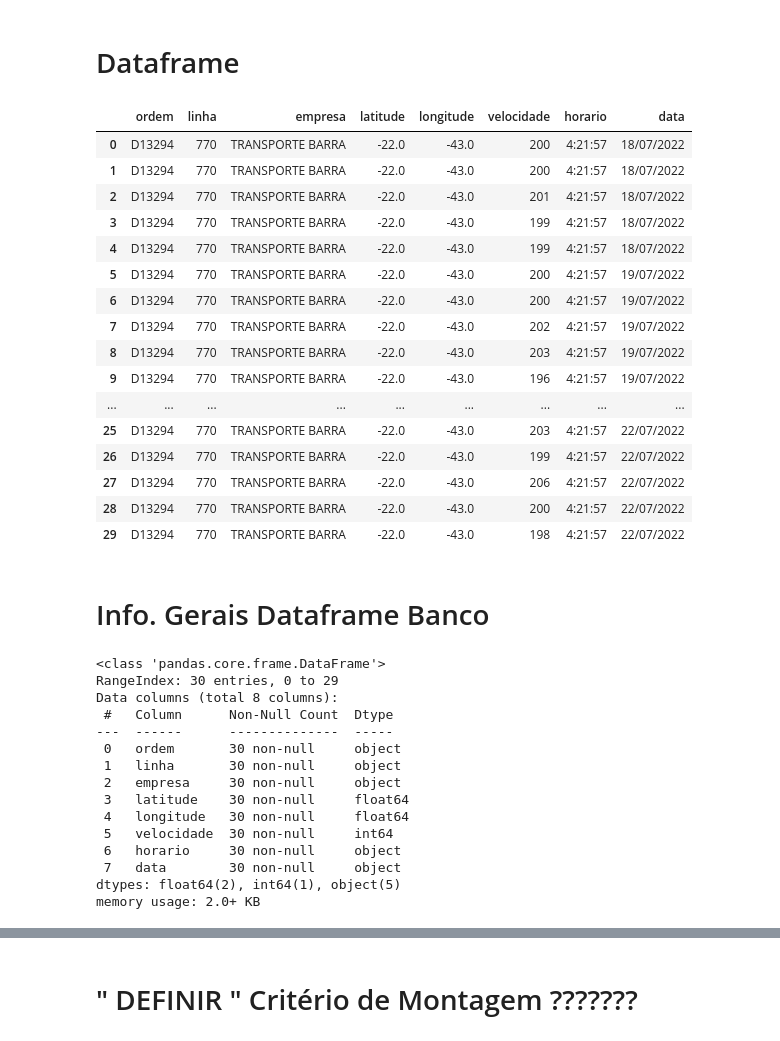
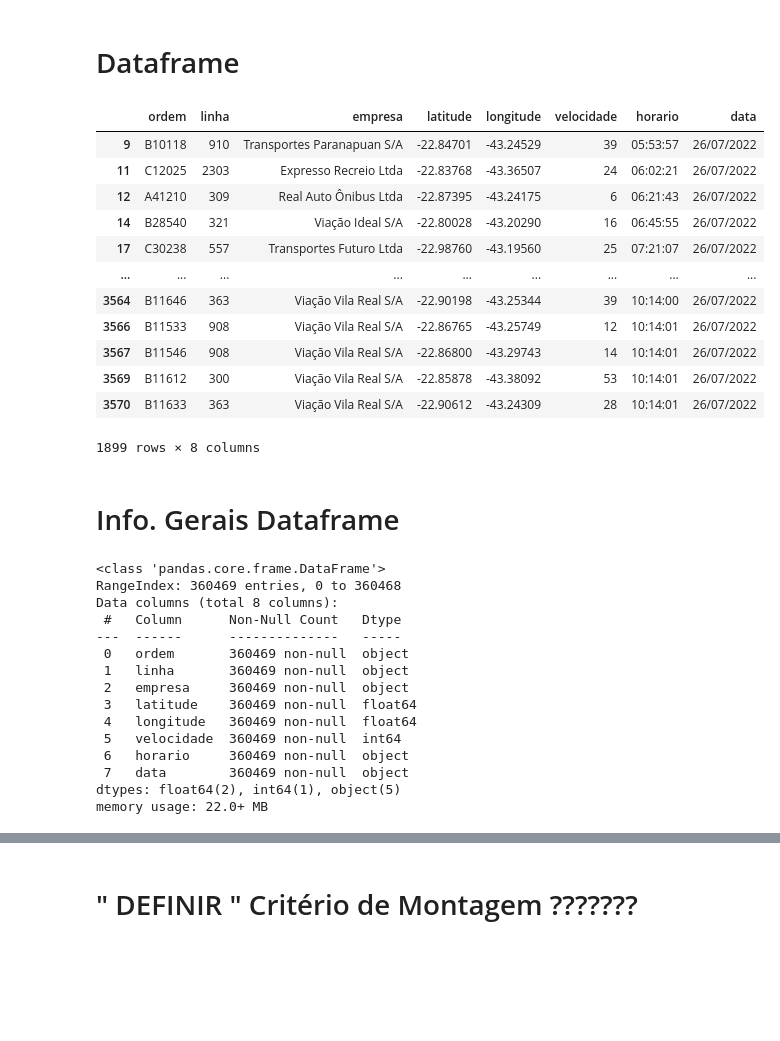
Before and after one commit to monteirovictor/dashboard_panel, a Jupyter notebook: Projeto.ipynb, the cells around one changed output, grey strips where cells are left out. Cells and saved outputs as stored; diff of their text form; code cells hidden in the pictures; blank space fills up the shorter version.

```diff
--- a/Projeto.ipynb
+++ b/Projeto.ipynb
@@ -12,48 +12,51 @@ import time
 # %% [markdown]
 <h1>Dataframe</h1>
 # %%
-engine = sqlalchemy.create_engine('postgresql://postgres:sistema18@localhost:5432/transporte')
-dfFinal = pd.read_sql_table("transporte_teste",engine)
-dfFinal
+#Buscando do Banco de Dados
+engine  = sqlalchemy.create_engine('postgresql://postgres:sistema18@localhost:5432/transporte_db')
+dfFinal = pd.read_sql_table("transporte",engine)
+
+#Removendo valores igual a zero
+df = dfFinal[(dfFinal[['velocidade']] != 0).all(axis=1)]
+
+#removendo arquivos duplicados
+dfboxplot=df.drop_duplicates()
+dfboxplot
 # %% [output]
 |  | ordem | linha | empresa | latitude | longitude | velocidade | horario | data |
-| 0 | D13294 | 770 | TRANSPORTE BARRA | -22.0 | -43.0 | 200 | 4:21:57 | 18/07/2022 |
-| 1 | D13294 | 770 | TRANSPORTE BARRA | -22.0 | -43.0 | 200 | 4:21:57 | 18/07/2022 |
-| 2 | D13294 | 770 | TRANSPORTE BARRA | -22.0 | -43.0 | 201 | 4:21:57 | 18/07/2022 |
-| 3 | D13294 | 770 | TRANSPORTE BARRA | -22.0 | -43.0 | 199 | 4:21:57 | 18/07/2022 |
-| 4 | D13294 | 770 | TRANSPORTE BARRA | -22.0 | -43.0 | 199 | 4:21:57 | 18/07/2022 |
-| 5 | D13294 | 770 | TRANSPORTE BARRA | -22.0 | -43.0 | 200 | 4:21:57 | 19/07/2022 |
-| 6 | D13294 | 770 | TRANSPORTE BARRA | -22.0 | -43.0 | 200 | 4:21:57 | 19/07/2022 |
-| 7 | D13294 | 770 | TRANSPORTE BARRA | -22.0 | -43.0 | 202 | 4:21:57 | 19/07/2022 |
-| 8 | D13294 | 770 | TRANSPORTE BARRA | -22.0 | -43.0 | 203 | 4:21:57 | 19/07/2022 |
-| 9 | D13294 | 770 | TRANSPORTE BARRA | -22.0 | -43.0 | 196 | 4:21:57 | 19/07/2022 |
+| 9 | B10118 | 910 | Transportes Paranapuan S/A | -22.84701 | -43.24529 | 39 | 05:53:57 | 26/07/2022 |
+| 11 | C12025 | 2303 | Expresso Recreio Ltda | -22.83768 | -43.36507 | 24 | 06:02:21 | 26/07/2022 |
+| 12 | A41210 | 309 | Real Auto Ônibus Ltda | -22.87395 | -43.24175 | 6 | 06:21:43 | 26/07/2022 |
+| 14 | B28540 | 321 | Viação Ideal S/A | -22.80028 | -43.20290 | 16 | 06:45:55 | 26/07/2022 |
+| 17 | C30238 | 557 | Transportes Futuro Ltda | -22.98760 | -43.19560 | 25 | 07:21:07 | 26/07/2022 |
 | ... | ... | ... | ... | ... | ... | ... | ... | ... |
-| 25 | D13294 | 770 | TRANSPORTE BARRA | -22.0 | -43.0 | 203 | 4:21:57 | 22/07/2022 |
-| 26 | D13294 | 770 | TRANSPORTE BARRA | -22.0 | -43.0 | 199 | 4:21:57 | 22/07/2022 |
-| 27 | D13294 | 770 | TRANSPORTE BARRA | -22.0 | -43.0 | 206 | 4:21:57 | 22/07/2022 |
-| 28 | D13294 | 770 | TRANSPORTE BARRA | -22.0 | -43.0 | 200 | 4:21:57 | 22/07/2022 |
-| 29 | D13294 | 770 | TRANSPORTE BARRA | -22.0 | -43.0 | 198 | 4:21:57 | 22/07/2022 |
+| 3564 | B11646 | 363 | Viação Vila Real S/A | -22.90198 | -43.25344 | 39 | 10:14:00 | 26/07/2022 |
+| 3566 | B11533 | 908 | Viação Vila Real S/A | -22.86765 | -43.25749 | 12 | 10:14:01 | 26/07/2022 |
+| 3567 | B11546 | 908 | Viação Vila Real S/A | -22.86800 | -43.29743 | 14 | 10:14:01 | 26/07/2022 |
+| 3569 | B11612 | 300 | Viação Vila Real S/A | -22.85878 | -43.38092 | 53 | 10:14:01 | 26/07/2022 |
+| 3570 | B11633 | 363 | Viação Vila Real S/A | -22.90612 | -43.24309 | 28 | 10:14:01 | 26/07/2022 |
+1899 rows × 8 columns
 # %% [markdown]
-<h1>Info. Gerais Dataframe Banco</h1>
+<h1>Info. Gerais Dataframe</h1>
 # %%
 #Informação referente ao tipo da variavel
 dfFinal.info()
 # %% [output]
 <class 'pandas.core.frame.DataFrame'>
-RangeIndex: 30 entries, 0 to 29
+RangeIndex: 360469 entries, 0 to 360468
 Data columns (total 8 columns):
- #   Column      Non-Null Count  Dtype
----  ------      --------------  -----
- 0   ordem       30 non-null     object
- 1   linha       30 non-null     object
- 2   empresa     30 non-null     object
- 3   latitude    30 non-null     float64
- 4   longitude   30 non-null     float64
- 5   velocidade  30 non-null     int64
- 6   horario     30 non-null     object
- 7   data        30 non-null     object
+ #   Column      Non-Null Count   Dtype
+---  ------      --------------   -----
+ 0   ordem       360469 non-null  object
+ 1   linha       360469 non-null  object
+ 2   empresa     360469 non-null  object
+ 3   latitude    360469 non-null  float64
+ 4   longitude   360469 non-null  float64
+ 5   velocidade  360469 non-null  int64
+ 6   horario     360469 non-null  object
+ 7   data        360469 non-null  object
 dtypes: float64(2), int64(1), object(5)
-memory usage: 2.0+ KB
+memory usage: 22.0+ MB
 # %%
 #Linhas de ônibus não duplicadas
 
```
Also changed, not shown: parts of 2 cells of this notebook.
